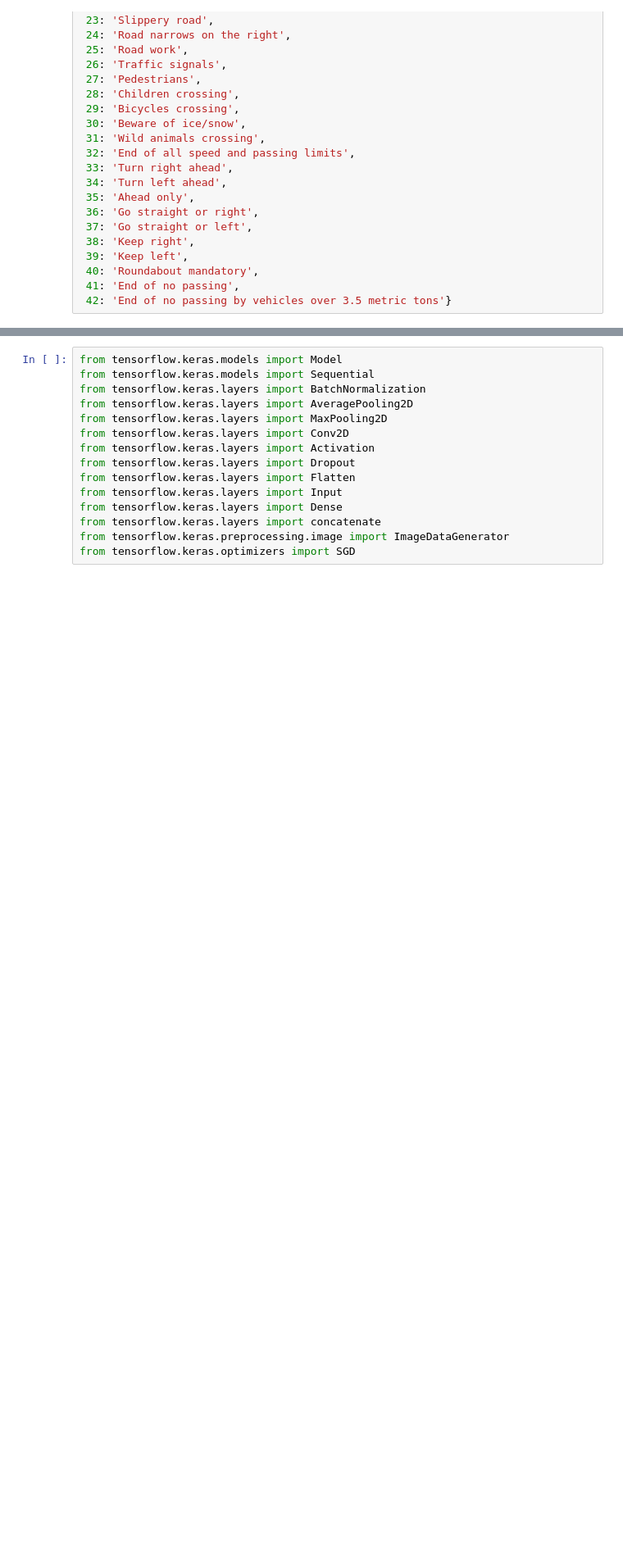
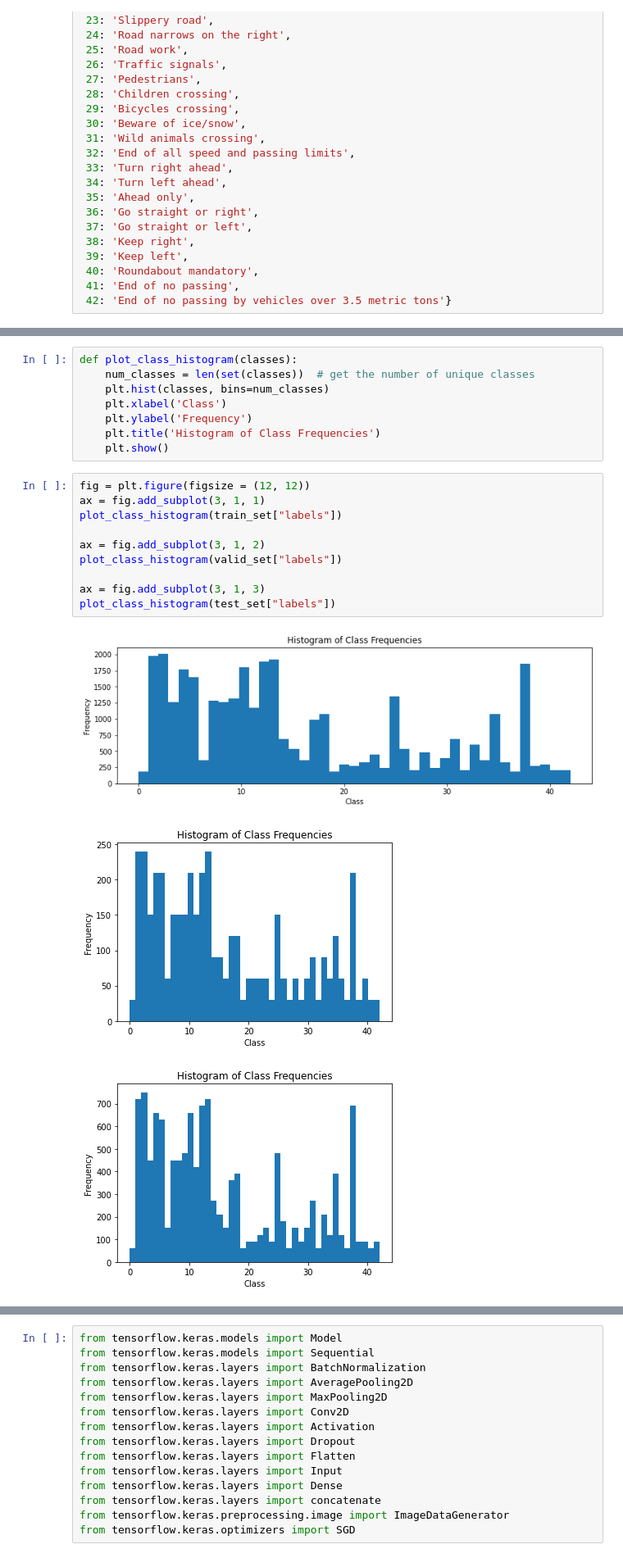
Before and after one commit to quochungtran/build-road-signal-classifiations, a Jupyter notebook: build_road_signal_classifiations.ipynb, the cells around one changed output, grey strips where cells are left out. Shown at 82% size. Saved outputs shown, nothing was run; the diff lists cells and outputs as text; blank space fills up the shorter version.

```diff
--- a/build_road_signal_classifiations.ipynb
+++ b/build_road_signal_classifiations.ipynb
@@ -193,0 +190,22 @@ testy=test_set["labels"]
+# %%
+def plot_class_histogram(classes):
+    num_classes = len(set(classes))  # get the number of unique classes
+    plt.hist(classes, bins=num_classes)
+    plt.xlabel('Class')
+    plt.ylabel('Frequency')
+    plt.title('Histogram of Class Frequencies')
+    plt.show()
+# %%
+fig = plt.figure(figsize = (12, 12))
+ax = fig.add_subplot(3, 1, 1)
+plot_class_histogram(train_set["labels"])
+
+ax = fig.add_subplot(3, 1, 2)
+plot_class_histogram(valid_set["labels"])
+
+ax = fig.add_subplot(3, 1, 3)
+plot_class_histogram(test_set["labels"])
+# %% [output]
+[figure, added]
+[figure, added]
+[figure, added]
```
Also changed, not shown: parts of 95 cells of this notebook.
